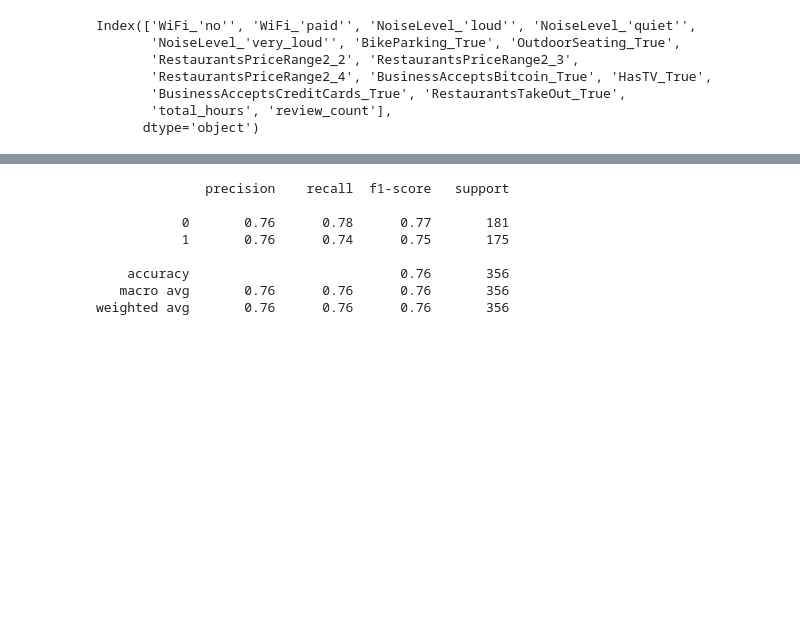
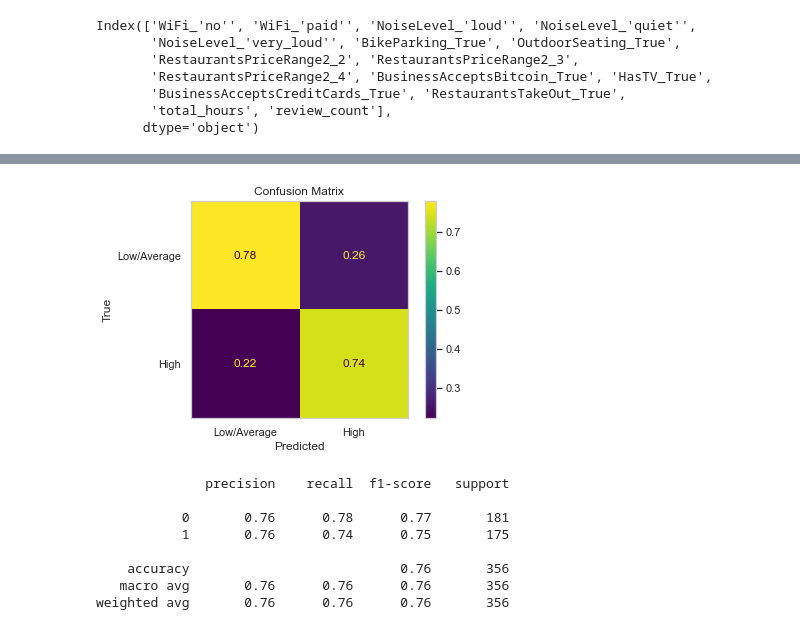
Before and after one commit to mitabanik/Coffee-business-reviews, a Jupyter notebook: coffee_business_analysis.ipynb, the cells around one changed output, grey strips where cells are left out. Drawn from its saved outputs; the diff is of its cells as text; code cells hidden in the pictures; blank space fills up the shorter version.

```diff
--- a/coffee_business_analysis.ipynb
+++ b/coffee_business_analysis.ipynb
@@ -349,3 +365,13 @@ Test Accuracy 0.7612359550561798
+# %%
+cm=confusion_matrix(y_test, clf.predict(X_test),normalize='pred')
+cmd=ConfusionMatrixDisplay(cm,display_labels=['Low/Average','High'])
+cmd.plot()
+cmd.ax_.set(xlabel='Predicted', ylabel='True')
+plt.title('Confusion Matrix')
+plt.grid(False)
+plt.show()
+# %% [output]
+[figure, added]
 # %%
 print(classification_report(clf.predict(X_test),y_test))
 # %% [output]
```
Also changed, not shown: parts of 12 cells of this notebook, 1 other file.
